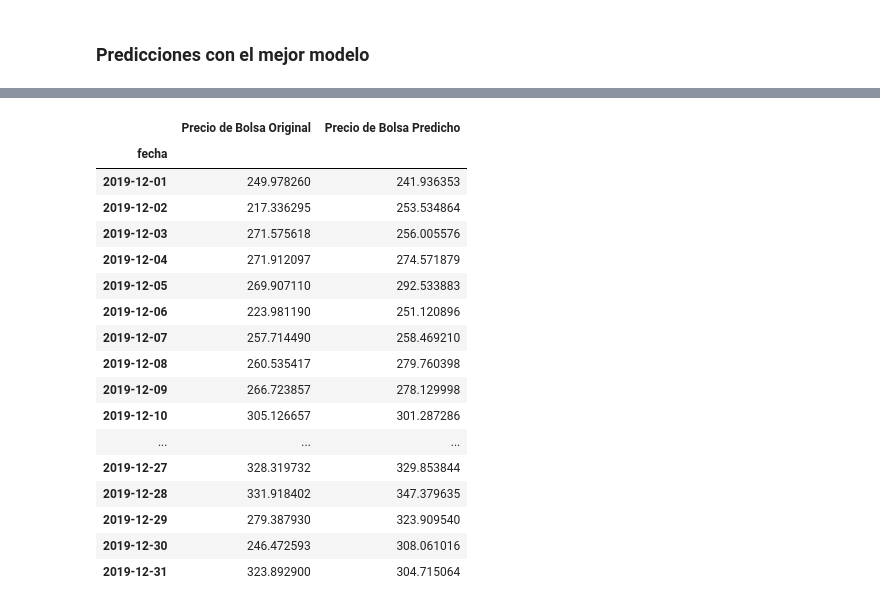
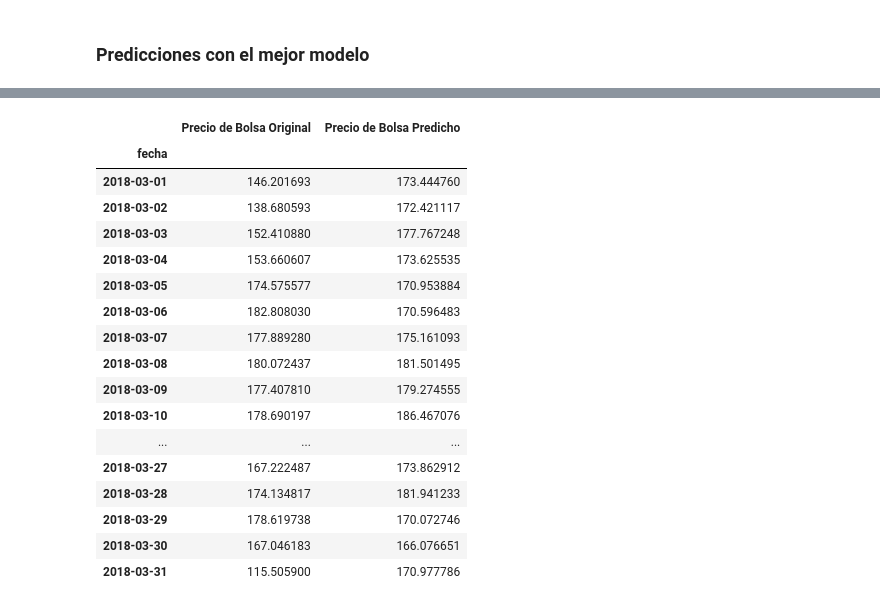
Before and after one commit to cjusquini/MonografiaUdeA, a Jupyter notebook: 7_RNN.ipynb, the cells around one changed output, grey strips where cells are left out. Drawn from its saved outputs; the diff is of its cells as text; code cells hidden in the pictures.

```diff
--- a/7_RNN.ipynb
+++ b/7_RNN.ipynb
@@ -124,9 +136,8 @@ def create_model(model_type, input_shape, elements_to_predict, optimizer, loss,
         model.add(Dense(20, activation='relu'))
         model.add(Dropout(0.3))
 
-    elif model_type == 'DNN':
+    elif model_type == 'RNN':
         model.add(Dense(neuronas, input_shape=input_shape))
-        # model.add(LSTM(20))
         model.add(Flatten())
         model.add(Dropout(0.3))
         model.add(Dense(20, activation='relu'))
@@ -146,7 +157,6 @@ def create_model(model_type, input_shape, elements_to_predict, optimizer, loss,
         model.add(Dense(20, activation='relu'))
         model.add(Dropout(0.3))
 
-    # model.add(Dense(elements_to_predict))
     model.add(Dense(1))
     model.compile(optimizer = optimizer, loss = loss)
     print(f"Model {model_type} created. Params -> input_shape: {input_shape}, elements_to_predict: {elements_to_predict}, optimizer: {optimizer}, loss: {loss}")
@@ -191,12 +196,28 @@ models_with_var = {lag: {} for lag in retardos}
 # %%
 # Create arrays to represent parameter combinations
-lag_grid, model_grid, optimizer_grid, loss_grid, element_grid, neurons_grid = np.meshgrid(retardos, modelos_implementar, optimizers, losses, elementos_a_predecir, neurons)
-lag_grid = lag_grid.flatten()
-model_grid = model_grid.flatten()
-optimizer_grid = optimizer_grid.flatten()
-loss_grid = loss_grid.flatten()
-element_grid = element_grid.flatten()
-neurons_grid = neurons_grid.flatten()
+def create_combinations():
+    """
+    """
+    retardos, neurons, modelos_implementar, \
+    elementos_a_predecir, optimizers, losses, \
+    epochs, batch_size = get_hyperparams()
+
+    train_data, test_data = split_data(lags = retardos, scaled_df = scaled_df, train_test_split_ratio = 0.8)
+
+    models_with_var = {lag: {} for lag in retardos}
+
+    lag_grid, model_grid, optimizer_grid, loss_grid, element_grid, neurons_grid = np.meshgrid(retardos, modelos_implementar, optimizers, losses, elementos_a_predecir, neurons)
+    lag_grid = lag_grid.flatten()
+    model_grid = model_grid.flatten()
+    optimizer_grid = optimizer_grid.flatten()
+    loss_grid = loss_grid.flatten()
+    element_grid = element_grid.flatten()
+    neurons_grid = neurons_grid.flatten()
+
+    return models_with_var, train_data, test_data,\
+            lag_grid, model_grid, optimizer_grid,\
+            loss_grid, element_grid, neurons_grid,\
+            epochs, batch_size
 # %%
 from tensorflow.keras.callbacks import EarlyStopping
 from sklearn.metrics import mean_absolute_error, mean_squared_error
@@ -282,4 +317,4 @@ model_summary_df.head()
 # %%
-best_model = model_summary_df[model_summary_df['MSE'] == model_summary_df['MSE'].min()]
+best_model = model_summary_df[model_summary_df['MSE [$COP/kWh]'] == model_summary_df['MSE [$COP/kWh]'].min()]
 best_model
 # %% [output]
@@ -288,6 +323,6 @@ best_model
 # %% [markdown]
 ### Se carga el mejor modelo
 # %%
-best_model_saved =load_model(os.path.join(abspath,"models","iterations",f'{modelos_implementar[0]}', f'{modelos_implementar[0]}_{best_model["id"].values[0]}.h5'))
+best_model_saved =load_model(os.path.join(abspath,"models","iterations",f'{modelos_implementar[0]}', f'{modelos_implementar[0]}_{best_index}.keras'))
 best_model_saved.summary()
 # %% [output]
@@ -344,25 +382,25 @@ plt.show()
 # %%
-index = dataset.iloc[dataset.shape[0] - len(y_test_rescaled):, 0].index
+index = df.iloc[df.shape[0] - len(y_test_rescaled):, 0].index
 predictions_df = pd.DataFrame(data = {'Precio de Bolsa Original': y_test_rescaled, 'Precio de Bolsa Predicho': y_pred_rescaled}, index = index)
-predictions_df = predictions_df.iloc[-31: , :]
-predictions_df.to_csv(os.path.join(abspath,"models", "results",f"7_{modelos_implementar[0]}_prediction.csv"))
+predictions_df = predictions_df.iloc[:31 , :]
+predictions_df.to_csv(os.path.join(abspath,"models", "results",f"{modelos_implementar[0]}_iterations_prediction.xlsx"))
 predictions_df
 # %% [output]
 |  | Precio de Bolsa Original | Precio de Bolsa Predicho |
 | fecha |  |  |
-| 2019-12-01 | 249.978260 | 241.936353 |
-| 2019-12-02 | 217.336295 | 253.534864 |
-| 2019-12-03 | 271.575618 | 256.005576 |
-| 2019-12-04 | 271.912097 | 274.571879 |
-| 2019-12-05 | 269.907110 | 292.533883 |
-| 2019-12-06 | 223.981190 | 251.120896 |
-| 2019-12-07 | 257.714490 | 258.469210 |
-| 2019-12-08 | 260.535417 | 279.760398 |
-| 2019-12-09 | 266.723857 | 278.129998 |
-| 2019-12-10 | 305.126657 | 301.287286 |
+| 2018-03-01 | 146.201693 | 173.444760 |
+| 2018-03-02 | 138.680593 | 172.421117 |
+| 2018-03-03 | 152.410880 | 177.767248 |
+| 2018-03-04 | 153.660607 | 173.625535 |
+| 2018-03-05 | 174.575577 | 170.953884 |
+| 2018-03-06 | 182.808030 | 170.596483 |
+| 2018-03-07 | 177.889280 | 175.161093 |
+| 2018-03-08 | 180.072437 | 181.501495 |
+| 2018-03-09 | 177.407810 | 179.274555 |
+| 2018-03-10 | 178.690197 | 186.467076 |
 | ... | ... | ... |
-| 2019-12-27 | 328.319732 | 329.853844 |
-| 2019-12-28 | 331.918402 | 347.379635 |
-| 2019-12-29 | 279.387930 | 323.909540 |
-| 2019-12-30 | 246.472593 | 308.061016 |
-| 2019-12-31 | 323.892900 | 304.715064 |
+| 2018-03-27 | 167.222487 | 173.862912 |
+| 2018-03-28 | 174.134817 | 181.941233 |
+| 2018-03-29 | 178.619738 | 170.072746 |
+| 2018-03-30 | 167.046183 | 166.076651 |
+| 2018-03-31 | 115.505900 | 170.977786 |
```
Also changed, not shown: parts of 21 cells of this notebook, 43 other files.
